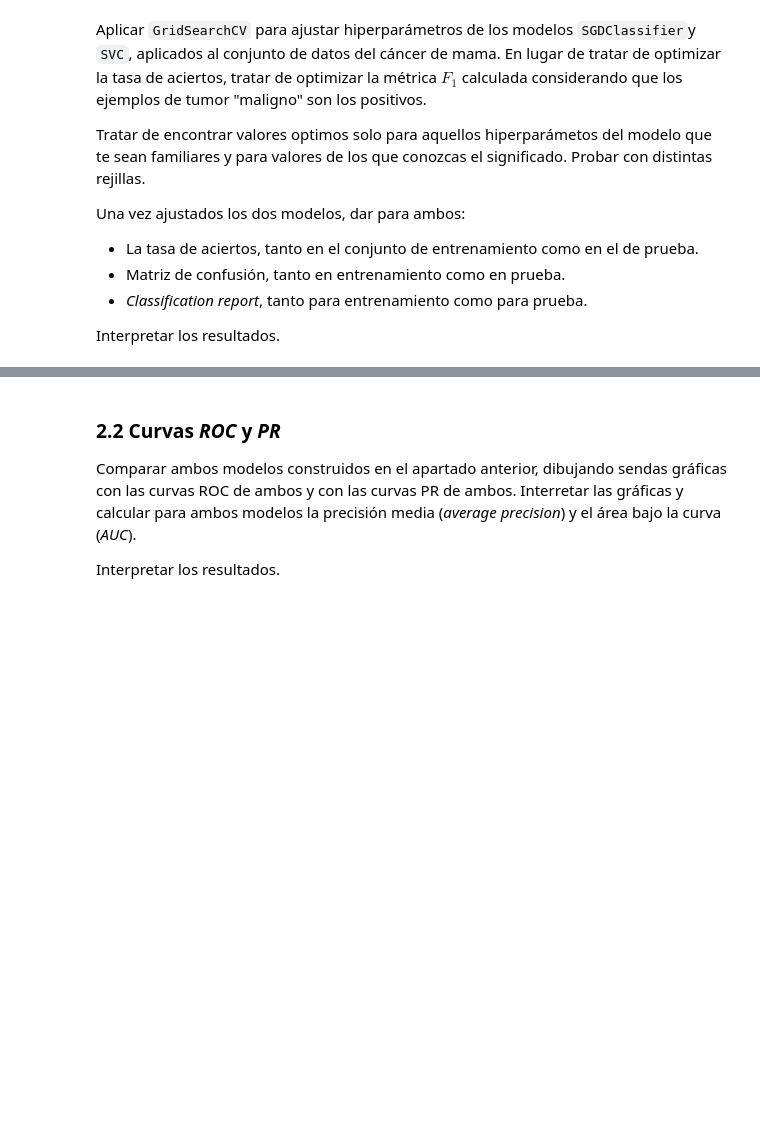
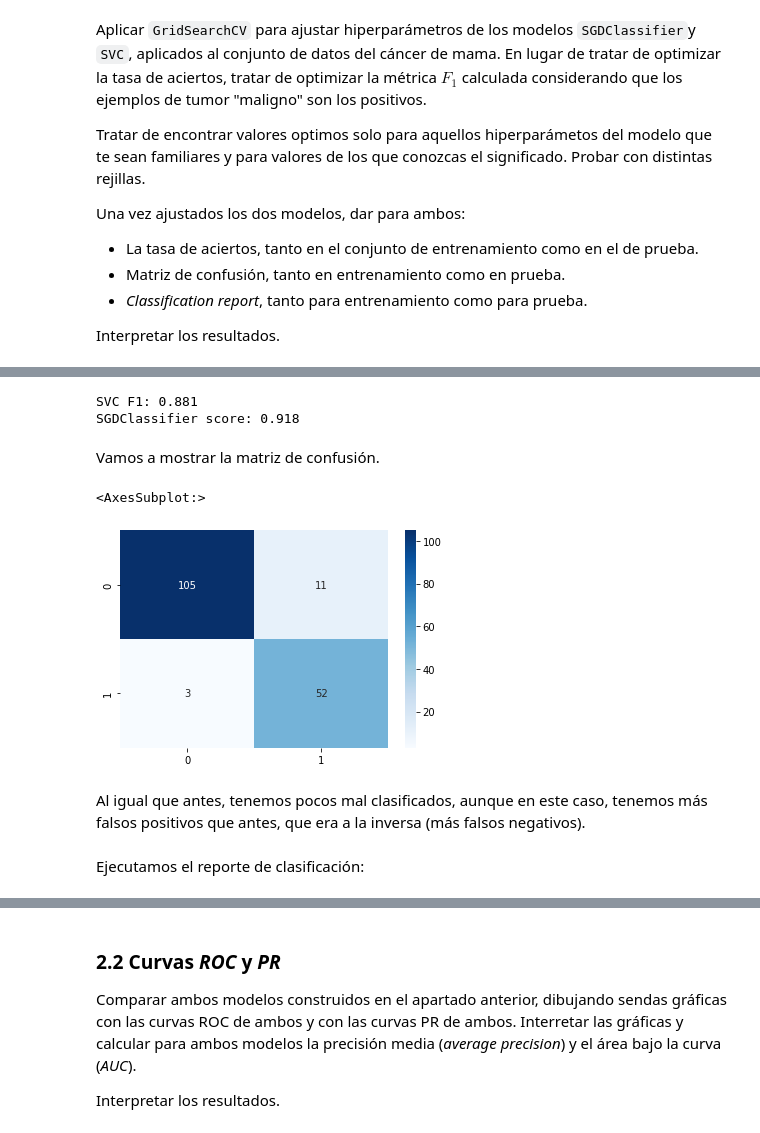
Before and after one commit to serrodcal-MII/AA-07-ModelAssessment, a Jupyter notebook: Ejercicio evaluacion de modelos.ipynb, the cells around one changed output, grey strips where cells are left out. Cells and saved outputs as stored; diff of their text form; code cells hidden in the pictures; blank space fills up the shorter version.

```diff
--- a/Ejercicio evaluacion de modelos.ipynb
+++ b/Ejercicio evaluacion de modelos.ipynb
@@ -118,0 +241,32 @@ Interpretar los resultados.
+# %%
+from sklearn.svm import SVC
+
+param_grid = {
+    'C': [0.001, 0.01, 0.1, 1, 10],
+    'gamma': [0.001, 0.01, 0.1, 1, 10],
+    'kernel': ['rbf', 'poly'],
+    'max_iter': [1000]
+}
+gscv_svc = GridSearchCV(SVC(), param_grid=param_grid, cv=5, return_train_score=True).fit(X_train, y_train)
+y_predict = gscv_svc.predict(X_test)
+f1 = f1_score(y_test, y_predict)
+score = gscv_svc.score(X_test, y_test)
+
+print('SVC F1: {:.3f}'.format(f1))
+print('SGDClassifier score: {:.3f}'.format(score))
+# %% [output]
+SVC F1: 0.881
+SGDClassifier score: 0.918
+# %% [markdown]
+Vamos a mostrar la matriz de confusión.
+# %%
+cm = confusion_matrix(y_test, y_predict)
+
+sn.heatmap(cm, annot=True, cmap='Blues', fmt='g')
+# %% [output]
+<AxesSubplot:>
+[figure, added]
+# %% [markdown]
+Al igual que antes, tenemos pocos mal clasificados, aunque en este caso, tenemos más falsos positivos que antes, que era a la inversa (más falsos negativos).
+# %% [markdown]
+Ejecutamos el reporte de clasificación:
```
Also changed, not shown: parts of 38 cells of this notebook.
